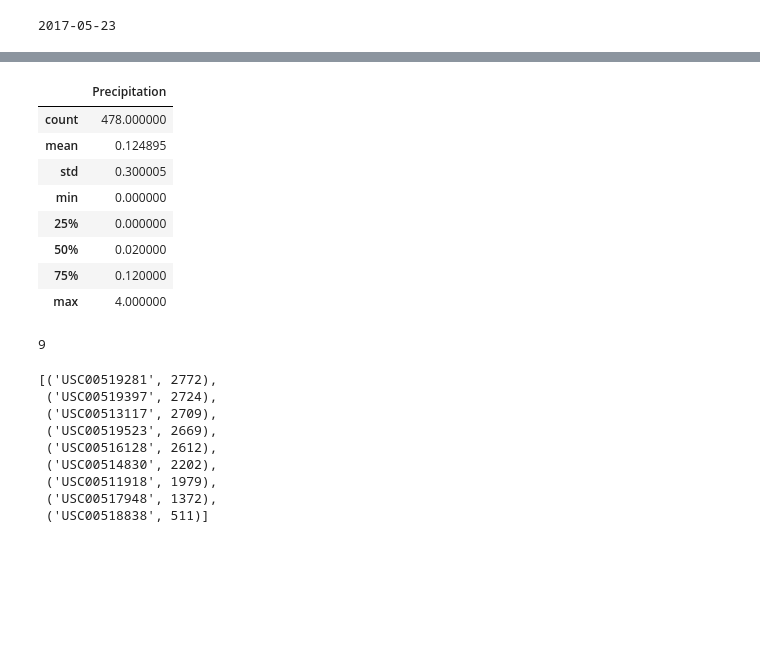
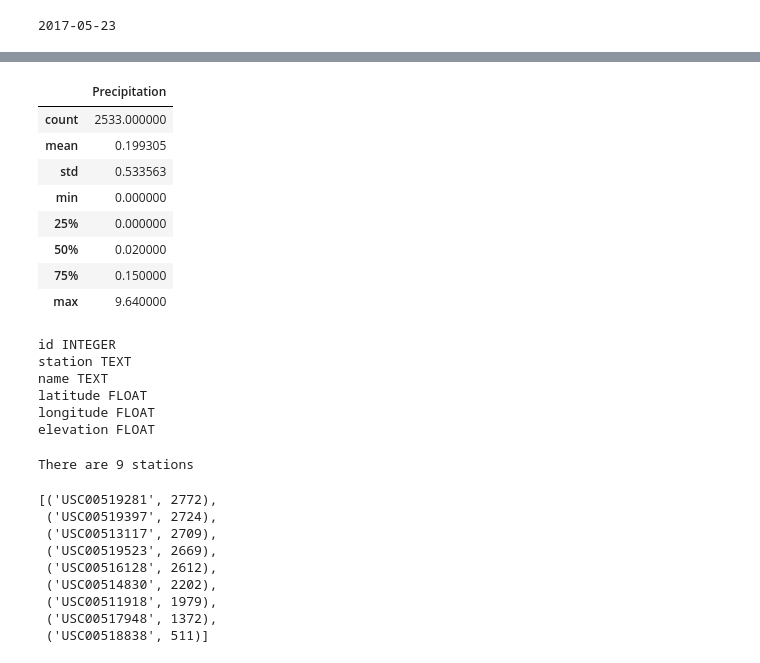
Before and after one commit to longhorn2000/sqlalchemy-challenge, a Jupyter notebook: Surf_Up.ipynb, the cells around one changed output, grey strips where cells are left out. Drawn from its saved outputs; the diff is of its cells as text; code cells hidden in the pictures; blank space fills up the shorter version.

```diff
--- a/Surf_Up.ipynb
+++ b/Surf_Up.ipynb
@@ -98,3 +78,7 @@ year_ago = dt.date(2018,5,23) - dt.timedelta(days= 365)
 print(year_ago)
 # %% [output]
 2017-05-23
+# %%
+# Calculate the date 1 year ago from the last data point in the database
+query_date = dt.date(2017, 5, 23) - dt.timedelta(days = 365)
+print("Query Date: ", query_date)
@@ -101,10 +87,4 @@ print(year_ago)
 # %%
-# Perform a query to retrieve the data and precipitation scores
-# sel = [Measurement.date,
-#        func.avg(Measurement.prcp)]
-# year_prcp = session.query(*sel).\
-
-year_prcp = session.query(Measurement.date, Measurement.prcp).\
-    filter(Measurement.date >= year_ago, Measurement.prcp != None).\
-    order_by(Measurement.date).all()
-#     group_by(Measurement.date).\
+# Perform a query to retrieve the date and precipitation scores
+sel = [Measurement.date,Measurement.prcp]
+query_table = session.query(*sel).filter(Measurement.date >= query_date).all()
@@ -131,0 +91,8 @@ plt.savefig('Precipitation.png')
+# %%
+# Sort the dataframe by date
+precipitation_df = pd.DataFrame(query_table, columns = ['Date','Precipitation'])
+precipitation_df = precipitation_df.dropna(how = 'any')
+precipitation_df = precipitation_df.sort_values(["Date"], ascending=True)
+# %%
+precipitation_df = precipitation_df.set_index("Date")
+precipitation_df
@@ -132,25 +131,34 @@ plt.savefig('Precipitation.png')
 # %%
 # Use Pandas to calcualte the summary statistics for the precipitation data
-df.describe()
+precipitation_df.describe()
 # %% [output]
 |  | Precipitation |
-| count | 478.000000 |
-| mean | 0.124895 |
-| std | 0.300005 |
+| count | 2533.000000 |
+| mean | 0.199305 |
+| std | 0.533563 |
 | min | 0.000000 |
 | 25% | 0.000000 |
 | 50% | 0.020000 |
-| 75% | 0.120000 |
-| max | 4.000000 |
+| 75% | 0.150000 |
+| max | 9.640000 |
+# %%
+# Get a list of column names and types
+station_columns = inspector.get_columns('station')
+for c in station_columns:
+    print(c['name'], c["type"])
+# %% [output]
+id INTEGER
+station TEXT
+name TEXT
+latitude FLOAT
+longitude FLOAT
+elevation FLOAT
 # %%
 # Design a query to show how many stations are available in this dataset?
-
-#session.query(Measurement.station).group_by(Measurement.station).count()
-session.query(Measurement.station).distinct().count()
-
-#session.query(func.count(Station.station)).all()
+station_number = session.query(Station).count()
+print(f"There are {station_number} stations")
 # %% [output]
-9
+There are 9 stations
 # %%
 # What are the most active stations? (i.e. what stations have the most rows)?
 # List the stations and the counts in descending order.
```
Also changed, not shown: parts of 23 cells of this notebook.
